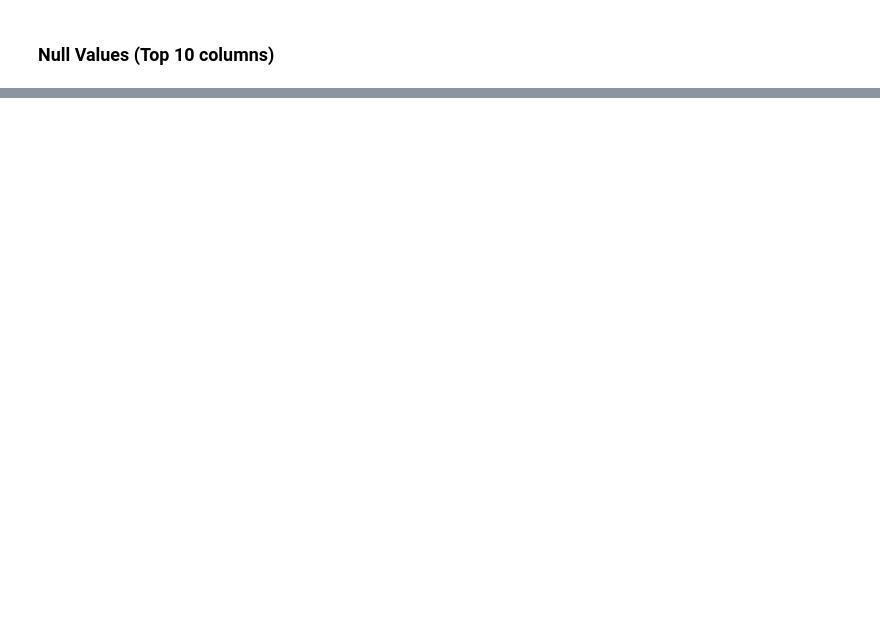
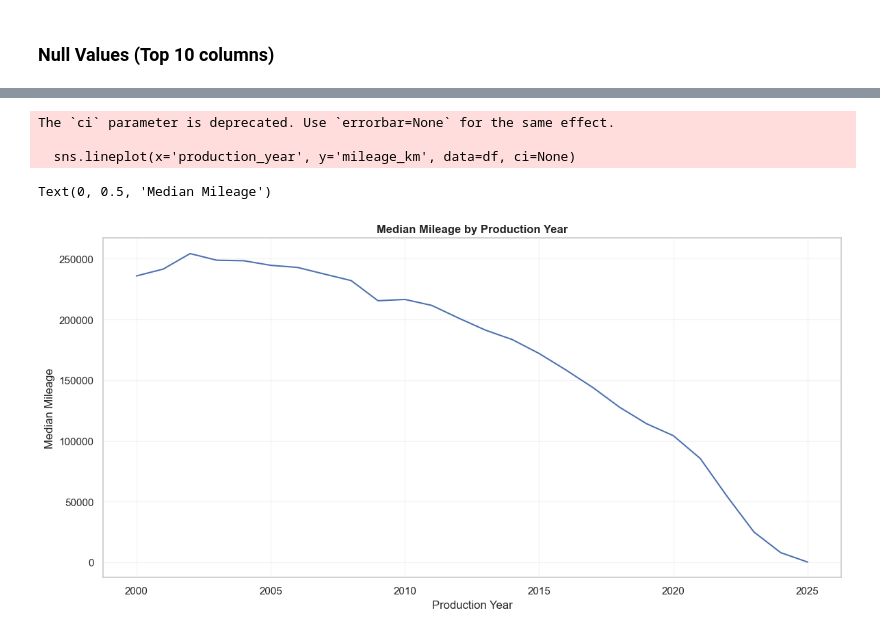
Before and after one commit to LukaszLukaszP/automotive_data_project, a Jupyter notebook: notebooks/eda_automotive_listings.ipynb, the cells around one changed output, grey strips where cells are left out. Saved outputs shown, nothing was run; the diff lists cells and outputs as text; code cells hidden in the pictures; blank space fills up the shorter version.

```diff
--- a/notebooks/eda_automotive_listings.ipynb
+++ b/notebooks/eda_automotive_listings.ipynb
@@ -95,0 +128,6 @@ dtype: int64
+# %%
+df['age'] = 2025 - df['production_year']
+# %%
+bins = [0, 5, 10, 15, 20, 26]
+labels = ['0–4', '5–9', '10–14', '15–19', '20–25']
+df['age_group'] = pd.cut(df['age'], bins=bins, labels=labels, right=False)
@@ -95,0 +177,14 @@ dtype: int64
+# %%
+df.groupby('production_year')['mileage_km'].median()
+
+plt.figure(figsize=(12, 6))
+sns.lineplot(x='production_year', y='mileage_km', data=df, ci=None)
+plt.title('Median Mileage by Production Year')
+plt.xlabel('Production Year')
+plt.ylabel('Median Mileage')
+# %% [output]
+The `ci` parameter is deprecated. Use `errorbar=None` for the same effect.
+
+  sns.lineplot(x='production_year', y='mileage_km', data=df, ci=None)
+Text(0, 0.5, 'Median Mileage')
+[figure, added]
```
Also changed, not shown: parts of 19 cells of this notebook.
